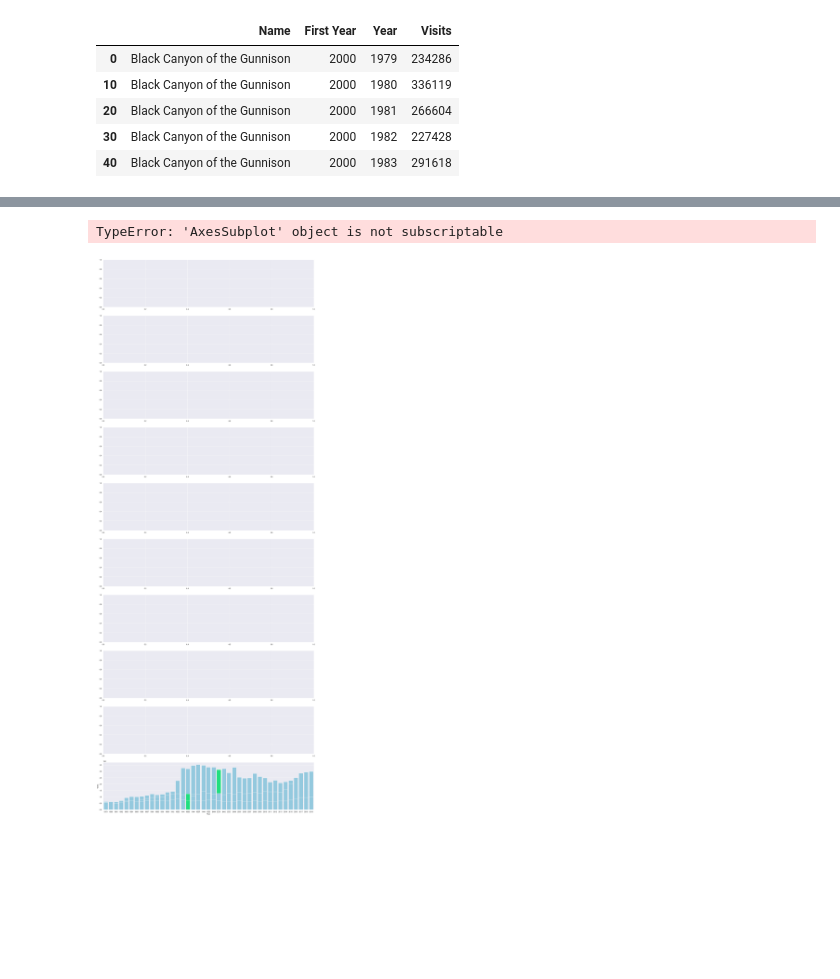
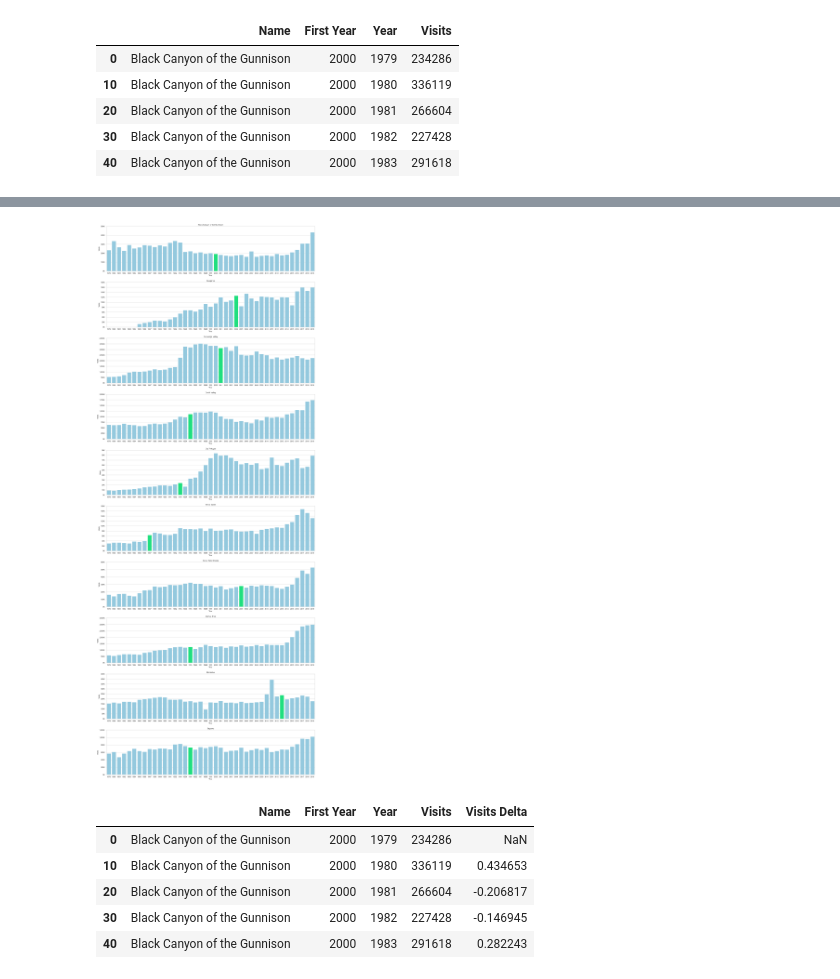
Before and after one commit to carl-schick-ds/national-parks, a Jupyter notebook: national-parks.ipynb, the cells around one changed output, grey strips where cells are left out. Cells and saved outputs as stored; diff of their text form; code cells hidden in the pictures; blank space fills up the shorter version.

Commit message:
Final charts complete.

```diff
--- a/national-parks.ipynb
+++ b/national-parks.ipynb
@@ -398,7 +399,3 @@ dfm.head()
 We are down to 10 parks to analyze.  Let's re-create the grpahs for each chart showing the annual visits from 1979 to 2019.
 A barplot might be a more accurate way to visualize the data, since our values are annual, so we will switch to that chart type to review.
 A green bar will be used to indicate the year the park became a National Park.
-# %%
-sns.set(rc = {'figure.figsize':(20,5)})
-colors = ["skyblue" if x!=1997 else 'springgreen' for x in dfm['Year']]
-sns.barplot(data=dfm[dfm['Name'] == 'Congaree'], x='Year', y='Visits', palette=colors)
@@ -408,26 +402,30 @@ sns.barplot(data=dfm[dfm['Name'] == 'Congaree'], x='Year', y='Visits', palette=c
 # %%
 num_parks = park_data_filtered_df.shape[0]
-
 fig, axes = plt.subplots(nrows=num_parks, figsize=(20, num_parks * 5), tight_layout=dict(pad=2.0))
 
 # Plot each park's annual visit counts.
-# Place a gree vertical line on the First Year the park was a National Park
+# Color the bar green on the First Year the park was a National Park
 for i, (index, row) in enumerate(park_data_filtered_df.iterrows()):
     current_ax = axes[i]
     colors = ["skyblue" if x!=row['First Year'] else 'springgreen' for x in dfm['Year']]
-    sns.barplot(data=dfm[dfm['Name'] == row['Name']], x='Year', y='Visits', palette=colors)
-    # g = sns.lineplot(data=dfm[dfm['Name'] == row['Name']], x='Year', y='Visits', ax = current_ax)
+    g = sns.barplot(data=dfm[dfm['Name'] == row['Name']], x='Year', y='Visits', palette=colors, ax = current_ax)
     g.set_title(row['Name'])
     ylabels = ['{:,.0f}'.format(y) + 'K' for y in g.get_yticks()/1000]
     g.set_yticks(g.get_yticks())  ## Only do this to suppress warning about setting tick labels without setting ticks
     g.set_yticklabels(ylabels)
-    # current_ax.axvline(x=row['First Year'], color='g')
-
-# Turn off remaining axes
-for i in range(num_parks, num_rows*num_cols):
-    g_row, g_column = divmod(i, num_cols)
-    current_ax = axes[g_row][g_column]
-    current_ax.axis('off')
 # %% [output]
-TypeError: 'AxesSubplot' object is not subscriptable
-[figure, old version]
+[figure, new version]
+# %%
+dfm['Visits Delta'] = dfm['Visits'].pct_change()
+dfm['Visits Delta'] = dfm['Visits Delta'].replace([np.inf, -np.inf], np.nan)
+# dfm.loc[dfm['Year'] == 1979, 'Visits Delta'] = 0
+# with pd.option_context('mode.use_inf_as_na', True):
+#     dfm['Visits Delta'] = dfm['Visits Delta'].fillna(0)
+dfm.head()
+# %% [output]
+|  | Name | First Year | Year | Visits | Visits Delta |
+| 0 | Black Canyon of the Gunnison | 2000 | 1979 | 234286 | NaN |
+| 10 | Black Canyon of the Gunnison | 2000 | 1980 | 336119 | 0.434653 |
+| 20 | Black Canyon of the Gunnison | 2000 | 1981 | 266604 | -0.206817 |
+| 30 | Black Canyon of the Gunnison | 2000 | 1982 | 227428 | -0.146945 |
+| 40 | Black Canyon of the Gunnison | 2000 | 1983 | 291618 | 0.282243 |
```
Also changed, not shown: parts of 5 cells of this notebook.
